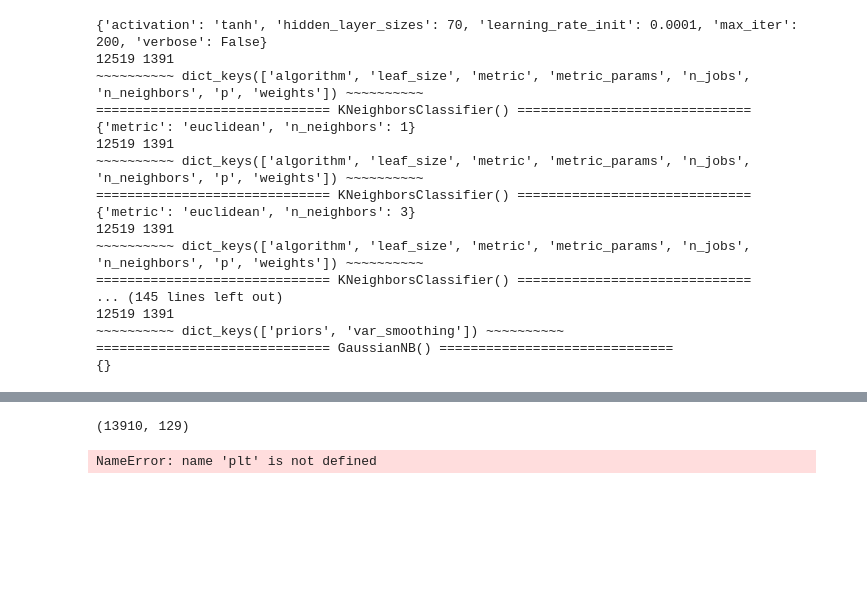
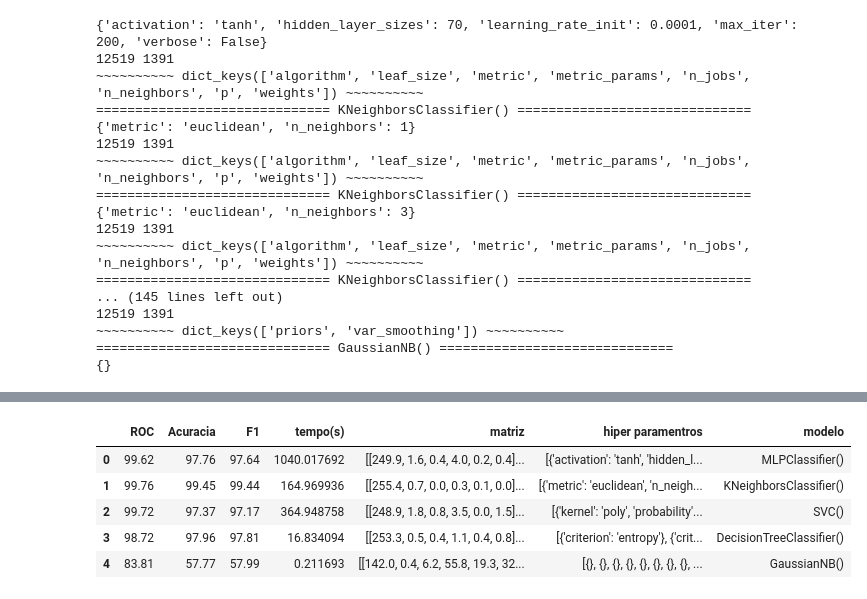
Before and after one commit to eliaquim10/gas_drift, a Jupyter notebook: analise.ipynb, the cells around one changed output, grey strips where cells are left out. Cells and saved outputs as stored; diff of their text form; code cells hidden in the pictures; blank space fills up the shorter version.

Commit message:
Realiza analise dos resultados

```diff
--- a/analise.ipynb
+++ b/analise.ipynb
@@ -245,4 +152,0 @@ Please also refer to the documentation for alternative solver options:
-# %%
-X.shape
-# %% [output]
-(13910, 129)
@@ -252,60 +153,13 @@ X.shape
-# %%
-class_a = 1
-class_b = 2
-class_c = 3
-class_d = 4
-class_e = 5
-class_f = 6
-class_0_instances = y == class_a
-class_1_instances = y == class_b
-class_2_instances = y == class_c
-class_3_instances = y == class_d
-class_4_instances = y == class_e
-class_5_instances = y == class_f
-feature_0 = "V128"
-feature_1 = "Class"
-
-colors = {1: "blue", 2: "orange", 3: "red", 4: "green", 5: "green", 6: "yellow"}
-markers = {1: "s", 2: "^", 3:"o", 4: "*", 5: ".", 6: "+"}
-
-plt.scatter(
-    dataset[feature_0][class_0_instances],
-    dataset[feature_1][class_0_instances],
-    c=colors[class_a],
-    marker=markers[class_a]
-)
-plt.scatter(
-    dataset[feature_0][class_1_instances],
-    dataset[feature_1][class_1_instances],
-    c=colors[class_b],
-    marker=markers[class_b]
-)
-plt.scatter(
-    dataset[feature_0][class_2_instances],
-    dataset[feature_1][class_2_instances],
-    c=colors[class_c],
-    marker=markers[class_c]
-)
-
-plt.scatter(
-    dataset[feature_0][class_3_instances],
-    dataset[feature_1][class_3_instances],
-    c=colors[class_d],
-    marker=markers[class_d]
-)
-
-plt.scatter(
-    dataset[feature_0][class_4_instances],
-    dataset[feature_1][class_4_instances],
-    c=colors[class_e],
-    marker=markers[class_e]
-)
-
-plt.scatter(
-    dataset[feature_0][class_5_instances],
-    dataset[feature_1][class_5_instances],
-    c=colors[class_f],
-    marker=markers[class_f]
-)
-# %% [output]
-NameError: name 'plt' is not defined
+# %%
+resultado_pd["ROC"] = resultado_pd["ROC"].apply(lambda x:  "%.2f" % (float(x)*100))
+resultado_pd["Acuracia"] = resultado_pd["Acuracia"].apply(lambda x:  "%.2f" % (float(x)*100))
+resultado_pd["F1"] = resultado_pd["F1"].apply(lambda x:  "%.2f" % (float(x)*100))
+resultado_pd.drop("matriz", axis=1).to_csv("resultados_sem_matriz.csv")
+resultado_pd
+# %% [output]
+|  | ROC | Acuracia | F1 | tempo(s) | matriz | hiper paramentros | modelo |
+| 0 | 99.62 | 97.76 | 97.64 | 1040.017692 | [[249.9, 1.6, 0.4, 4.0, 0.2, 0.4]... | [{'activation': 'tanh', 'hidden_l... | MLPClassifier() |
+| 1 | 99.76 | 99.45 | 99.44 | 164.969936 | [[255.4, 0.7, 0.0, 0.3, 0.1, 0.0]... | [{'metric': 'euclidean', 'n_neigh... | KNeighborsClassifier() |
+| 2 | 99.72 | 97.37 | 97.17 | 364.948758 | [[248.9, 1.8, 0.8, 3.5, 0.0, 1.5]... | [{'kernel': 'poly', 'probability'... | SVC() |
+| 3 | 98.72 | 97.96 | 97.81 | 16.834094 | [[253.3, 0.5, 0.4, 1.1, 0.4, 0.8]... | [{'criterion': 'entropy'}, {'crit... | DecisionTreeClassifier() |
+| 4 | 83.81 | 57.77 | 57.99 | 0.211693 | [[142.0, 0.4, 6.2, 55.8, 19.3, 32... | [{}, {}, {}, {}, {}, {}, {}, {}, ... | GaussianNB() |
```
Also changed, not shown: parts of 7 cells of this notebook, 6 other files.
